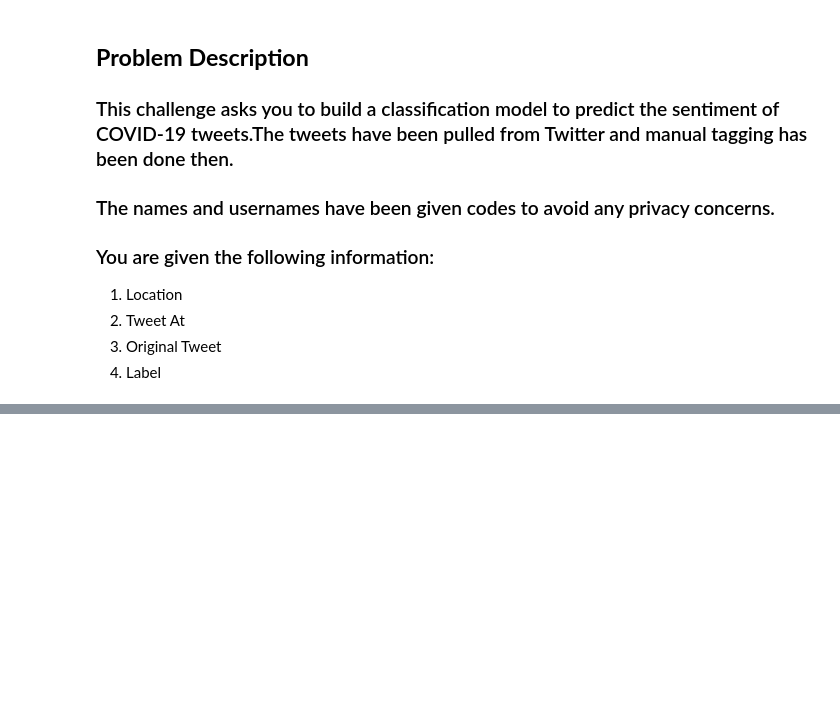
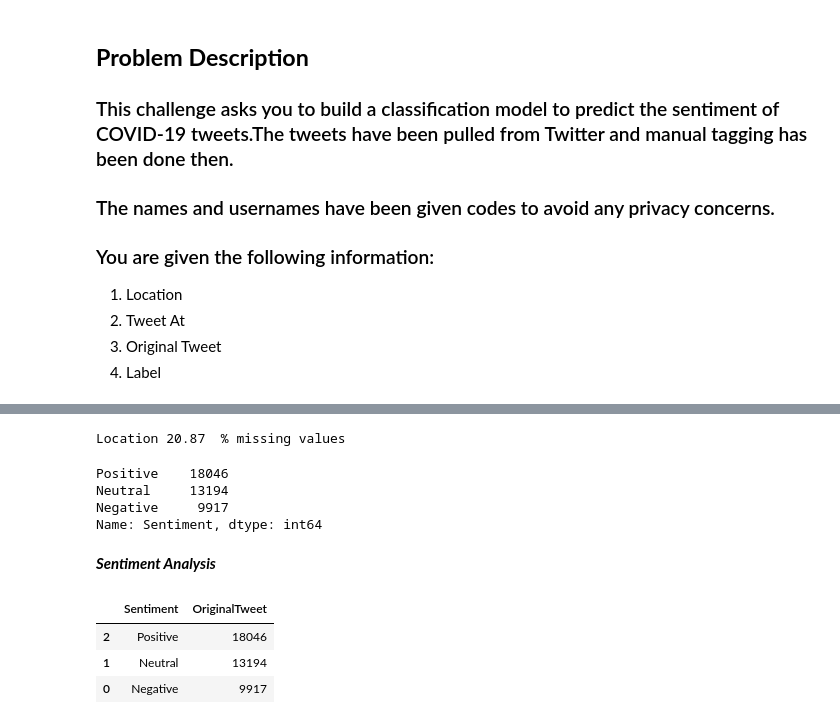
Before and after one commit to Amit-95/Coronavirus_Tweet_sentiment_analysis, a Jupyter notebook: Coronavirus_Tweet_Sentiment_Analysis_Capstone_Project.ipynb, the cells around one changed output, grey strips where cells are left out. Drawn from its saved outputs; the diff is of its cells as text; code cells hidden in the pictures; blank space fills up the shorter version.

```diff
--- a/Coronavirus_Tweet_Sentiment_Analysis_Capstone_Project.ipynb
+++ b/Coronavirus_Tweet_Sentiment_Analysis_Capstone_Project.ipynb
@@ -16,0 +155,41 @@
+# %%
+# 1 -step make the list of features which has missing values
+feature_with_na=[feature for feature in data_E.columns if data_E[feature].isnull().sum()>1]
+# 2- step print the feature name and the percentage of missing values
+for feature in feature_with_na:
+  print(feature, np.round(data_E[feature].isnull().mean(), 4)*100,  " % missing values")
+# %% [output]
+Location 20.87  % missing values
+# %%
+# Data has 5 clases of Sentiments,convert them into 3
+def classes_con(x):
+
+  if x == 'Extremely Positive':
+    return "Positive"
+  if x == 'Positive':
+    return "Positive"
+  elif x == "'Extremely Negative":
+    return "Negative"
+  elif x == "Negative":
+    return "Negative"
+  else:
+    return "Neutral"
+
+data_E["Sentiment"]=data_E["Sentiment"].apply(lambda x:classes_con(x))
+
+data_E.Sentiment.value_counts()
+# %% [output]
+Positive    18046
+Neutral     13194
+Negative     9917
+Name: Sentiment, dtype: int64
+# %% [markdown]
+***Sentiment Analysis***
+# %%
+analysis_1= data_E.groupby("Sentiment").count()['OriginalTweet'].reset_index().sort_values(by='OriginalTweet',ascending=False)
+analysis_1
+# %% [output]
+|  | Sentiment | OriginalTweet |
+| 2 | Positive | 18046 |
+| 1 | Neutral | 13194 |
+| 0 | Negative | 9917 |
```
Also changed, not shown: parts of 18 cells of this notebook.
